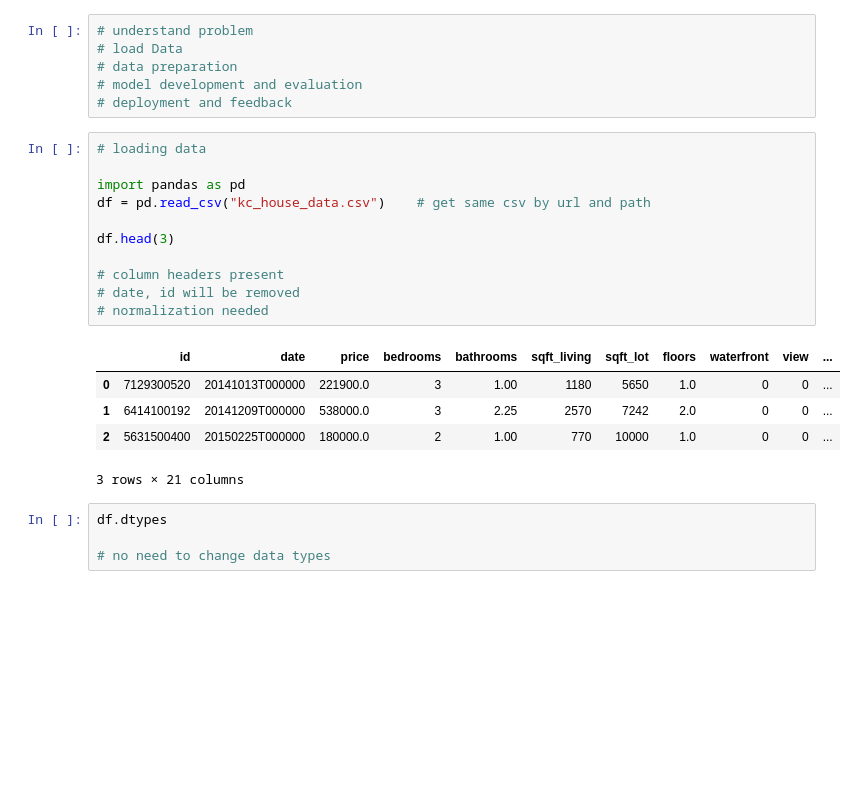
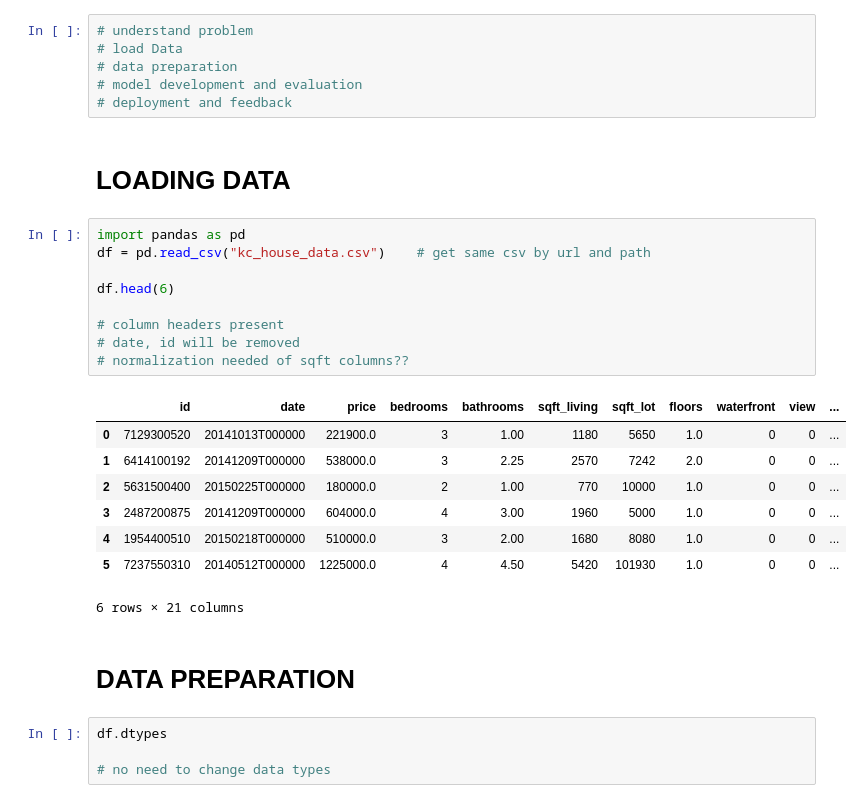
Before and after one commit to SaadIrfan618/house_price_predictor, a Jupyter notebook: house price predictor.ipynb, the cells around one changed output. Cells and saved outputs as stored; diff of their text form; blank space fills up the shorter version.

```diff
--- a/house price predictor.ipynb
+++ b/house price predictor.ipynb
@@ -6,23 +6,28 @@
 # data preparation
 # model development and evaluation
 # deployment and feedback
+# %% [markdown]
+# LOADING DATA
 # %%
-# loading data
-
 import pandas as pd
 df = pd.read_csv("kc_house_data.csv")    # get same csv by url and path
 
-df.head(3)
+df.head(6)
 
 # column headers present
 # date, id will be removed
-# normalization needed
+# normalization needed of sqft columns??
 # %% [output]
 |  | id | date | price | bedrooms | bathrooms | sqft_living | sqft_lot | floors | waterfront | view | ... |
 | 0 | 7129300520 | 20141013T000000 | 221900.0 | 3 | 1.00 | 1180 | 5650 | 1.0 | 0 | 0 | ... |
 | 1 | 6414100192 | 20141209T000000 | 538000.0 | 3 | 2.25 | 2570 | 7242 | 2.0 | 0 | 0 | ... |
 | 2 | 5631500400 | 20150225T000000 | 180000.0 | 2 | 1.00 | 770 | 10000 | 1.0 | 0 | 0 | ... |
+| 3 | 2487200875 | 20141209T000000 | 604000.0 | 4 | 3.00 | 1960 | 5000 | 1.0 | 0 | 0 | ... |
+| 4 | 1954400510 | 20150218T000000 | 510000.0 | 3 | 2.00 | 1680 | 8080 | 1.0 | 0 | 0 | ... |
+| 5 | 7237550310 | 20140512T000000 | 1225000.0 | 4 | 4.50 | 5420 | 101930 | 1.0 | 0 | 0 | ... |
-3 rows × 21 columns
+6 rows × 21 columns
+# %% [markdown]
+# DATA PREPARATION
 # %%
 df.dtypes
 
```
Also changed, not shown: parts of 17 cells of this notebook.
